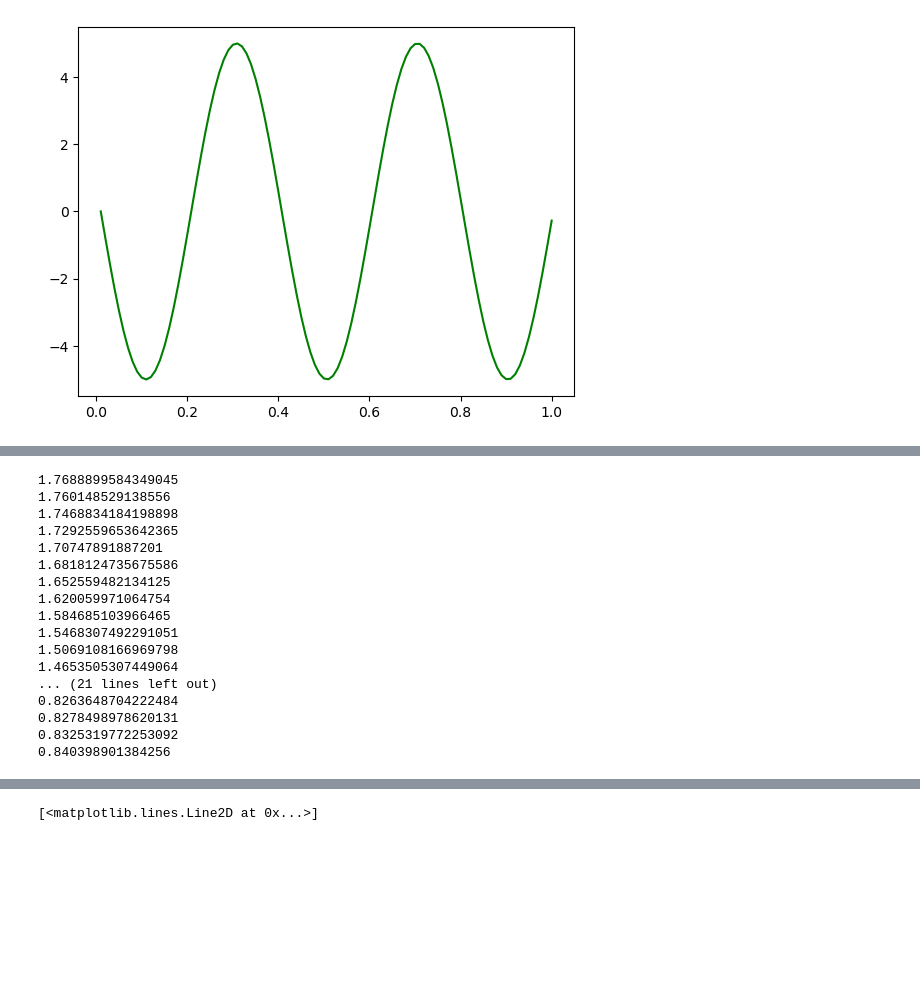
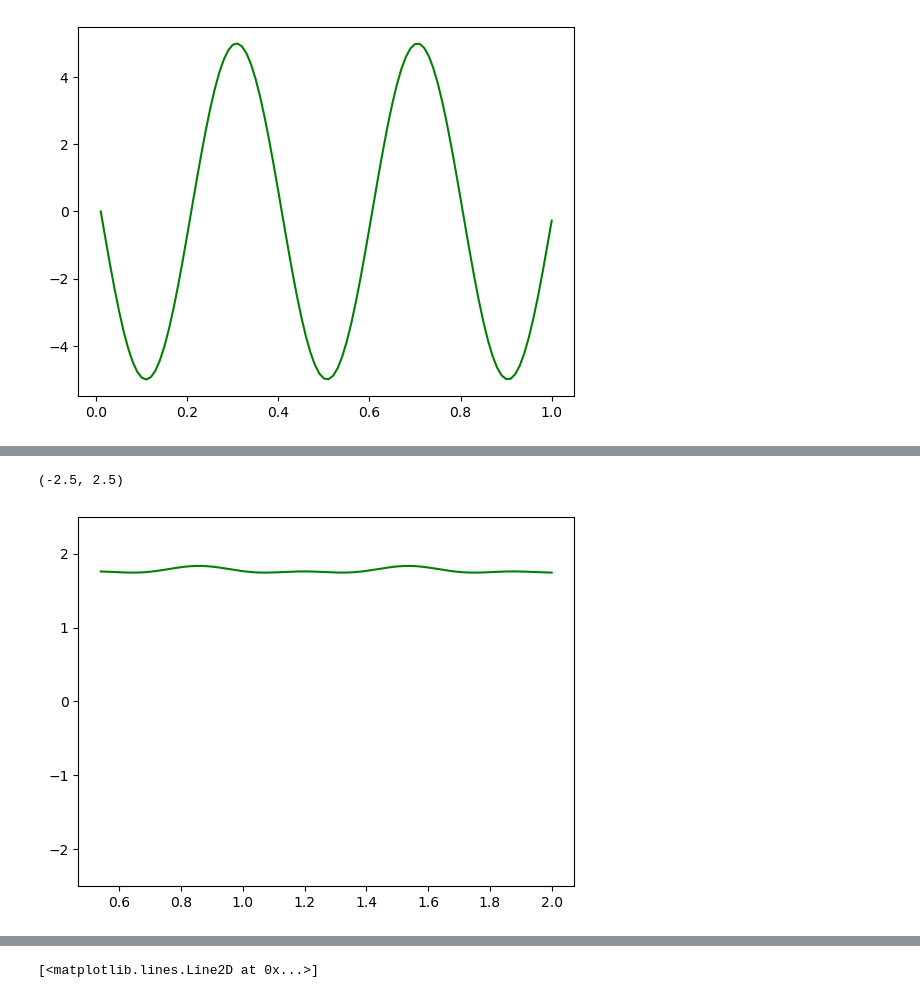
Before and after one commit to AustinZhang25/HonorsPhysics2, a Jupyter notebook: Unit3SpringOscillation/Unit 3 Spring Oscillation .ipynb, the cells around one changed output, grey strips where cells are left out. Saved outputs shown, nothing was run; the diff lists cells and outputs as text; code cells hidden in the pictures; blank space fills up the shorter version.

```diff
--- a/Unit3SpringOscillation/Unit 3 Spring Oscillation .ipynb
+++ b/Unit3SpringOscillation/Unit 3 Spring Oscillation .ipynb
@@ -122,21 +173,0 @@ ValueError: x and y must have same first dimension, but have shapes (37,) and (7
-# %%
-for i in range(len(Listx)):
-    print((1/2) * k *(1-Listx[i]-springLength)**2)
-# %% [output]
-1.7688899584349045
-1.760148529138556
-1.7468834184198898
-1.7292559653642365
-1.70747891887201
-1.6818124735675586
-1.652559482134125
-1.620059971064754
-1.584685103966465
-1.5468307492291051
-1.5069108166969798
-1.4653505307449064
-... (21 lines left out)
-0.8263648704222484
-0.8278498978620131
-0.8325319772253092
-0.840398901384256
@@ -142,0 +179,6 @@ for i in range(len(Listx)):
+# %%
+plt.plot(time, PotE, color = "green")
+plt.ylim(-2.5, 2.5)
+# %% [output]
+(-2.5, 2.5)
+[figure, added]
```
Also changed, not shown: parts of 26 cells of this notebook, 1 other file.
